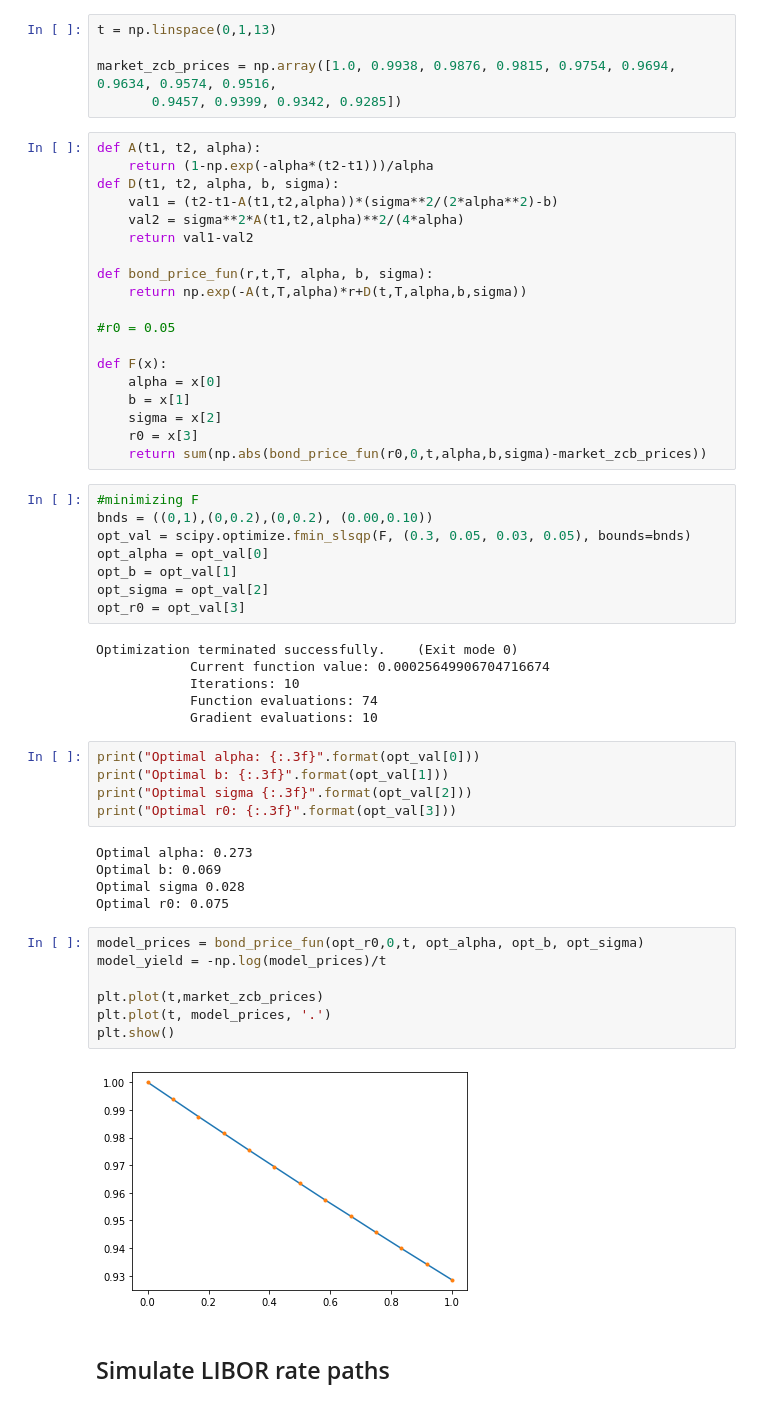
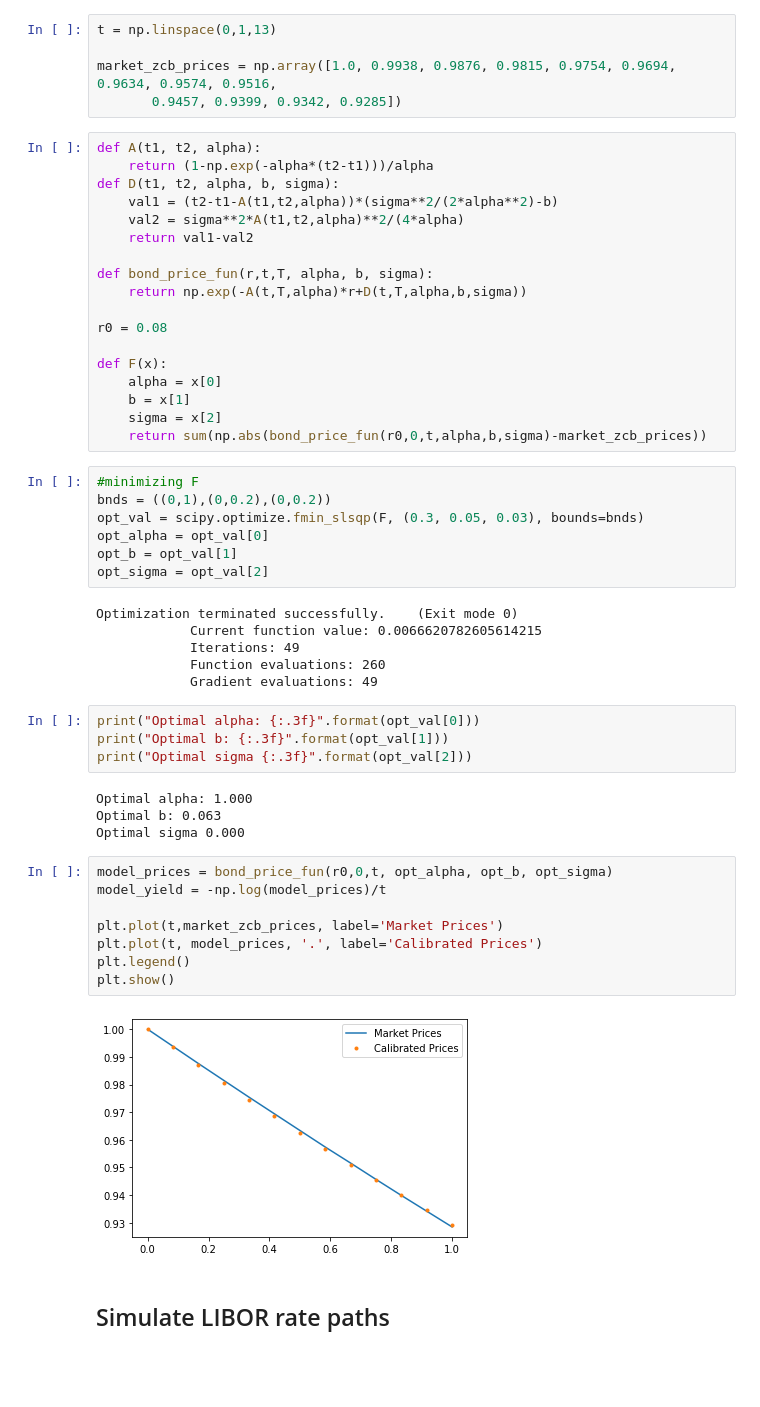
Before and after one commit to kyle-nguyennn/wqu-computational-finance, a Jupyter notebook: week7/Submission3- joe.ipynb, the cells around one changed output. Cells and saved outputs as stored; diff of their text form; blank space fills up the shorter version.

```diff
--- a/week7/Submission3- joe.ipynb
+++ b/week7/Submission3- joe.ipynb
@@ -62,47 +62,44 @@ def D(t1, t2, alpha, b, sigma):
 def bond_price_fun(r,t,T, alpha, b, sigma):
     return np.exp(-A(t,T,alpha)*r+D(t,T,alpha,b,sigma))
 
-#r0 = 0.05
+r0 = 0.08
 
 def F(x):
     alpha = x[0]
     b = x[1]
     sigma = x[2]
-    r0 = x[3]
     return sum(np.abs(bond_price_fun(r0,0,t,alpha,b,sigma)-market_zcb_prices))
 # %%
 #minimizing F
-bnds = ((0,1),(0,0.2),(0,0.2), (0.00,0.10))
-opt_val = scipy.optimize.fmin_slsqp(F, (0.3, 0.05, 0.03, 0.05), bounds=bnds)
+bnds = ((0,1),(0,0.2),(0,0.2))
+opt_val = scipy.optimize.fmin_slsqp(F, (0.3, 0.05, 0.03), bounds=bnds)
 opt_alpha = opt_val[0]
 opt_b = opt_val[1]
 opt_sigma = opt_val[2]
-opt_r0 = opt_val[3]
 # %% [output]
 Optimization terminated successfully.    (Exit mode 0)
-            Current function value: 0.00025649906704716674
-            Iterations: 10
-            Function evaluations: 74
-            Gradient evaluations: 10
+            Current function value: 0.0066620782605614215
+            Iterations: 49
+            Function evaluations: 260
+            Gradient evaluations: 49
 # %%
 print("Optimal alpha: {:.3f}".format(opt_val[0]))
 print("Optimal b: {:.3f}".format(opt_val[1]))
 print("Optimal sigma {:.3f}".format(opt_val[2]))
-print("Optimal r0: {:.3f}".format(opt_val[3]))
 # %% [output]
-Optimal alpha: 0.273
-Optimal b: 0.069
-Optimal sigma 0.028
-Optimal r0: 0.075
+Optimal alpha: 1.000
+Optimal b: 0.063
+Optimal sigma 0.000
 # %%
-model_prices = bond_price_fun(opt_r0,0,t, opt_alpha, opt_b, opt_sigma)
+model_prices = bond_price_fun(r0,0,t, opt_alpha, opt_b, opt_sigma)
 model_yield = -np.log(model_prices)/t
 
-plt.plot(t,market_zcb_prices)
-plt.plot(t, model_prices, '.')
+plt.plot(t,market_zcb_prices, label='Market Prices')
+plt.plot(t, model_prices, '.', label='Calibrated Prices')
+plt.legend()
 plt.show()
 # %% [output]
-[figure, old version]
+[figure, new version]
 # %% [markdown]
 ## Simulate LIBOR rate paths
 # %%
```
Also changed, not shown: parts of 12 cells of this notebook, 2 other files.
